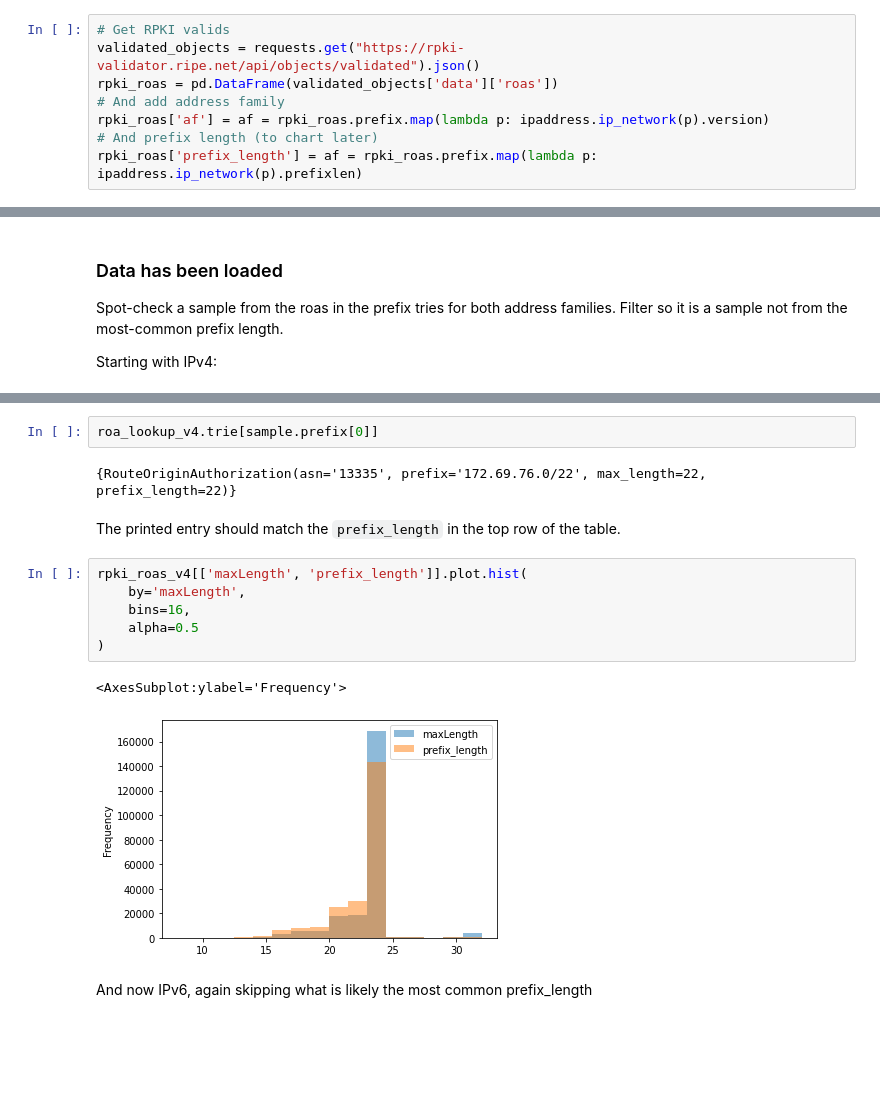
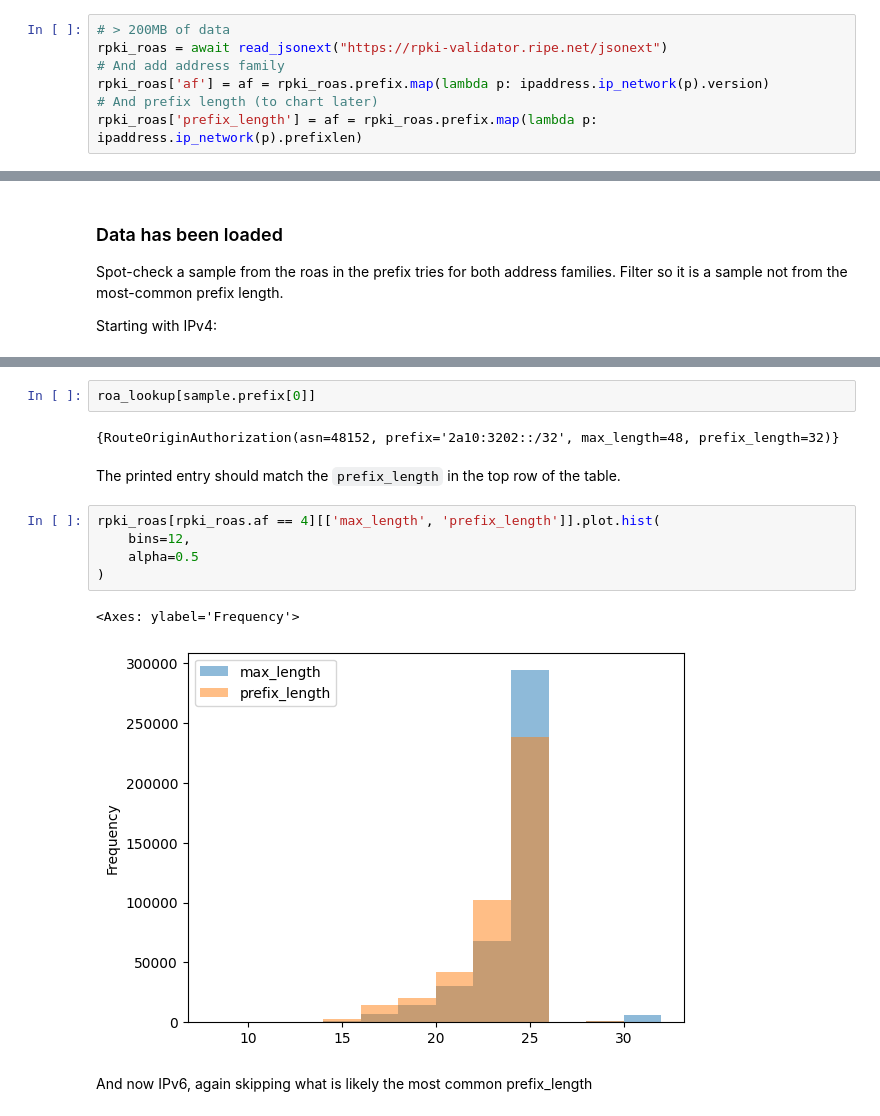
Before and after one commit to ties/rpki-analysis, a Jupyter notebook: workbooks/rpki_riswhois_atlas.ipynb, the cells around one changed output, grey strips where cells are left out. Cells and saved outputs as stored; diff of their text form; blank space fills up the shorter version.

```diff
--- a/workbooks/rpki_riswhois_atlas.ipynb
+++ b/workbooks/rpki_riswhois_atlas.ipynb
@@ -44,7 +47,6 @@ RIS dump contains row(s) with AS_SET! These will never be RPKI valid (https://to
 # %%
-# Get RPKI valids
-validated_objects = requests.get("https://rpki-validator.ripe.net/api/objects/validated").json()
-rpki_roas = pd.DataFrame(validated_objects['data']['roas'])
+# > 200MB of data
+rpki_roas = await read_jsonext("https://rpki-validator.ripe.net/jsonext")
 # And add address family
 rpki_roas['af'] = af = rpki_roas.prefix.map(lambda p: ipaddress.ip_network(p).version)
 # And prefix length (to chart later)
@@ -92,17 +121,16 @@ display(sample)
 # %%
-roa_lookup_v4.trie[sample.prefix[0]]
+roa_lookup[sample.prefix[0]]
 # %% [output]
-{RouteOriginAuthorization(asn='13335', prefix='172.69.76.0/22', max_length=22, prefix_length=22)}
+{RouteOriginAuthorization(asn=48152, prefix='2a10:3202::/32', max_length=48, prefix_length=32)}
 # %% [markdown]
 The printed entry should match the `prefix_length` in the top row of the table.
 # %%
-rpki_roas_v4[['maxLength', 'prefix_length']].plot.hist(
-    by='maxLength',
-    bins=16,
+rpki_roas[rpki_roas.af == 4][['max_length', 'prefix_length']].plot.hist(
+    bins=12,
     alpha=0.5
 )
 # %% [output]
-<AxesSubplot:ylabel='Frequency'>
+<Axes: ylabel='Frequency'>
-[figure, old version]
+[figure, new version]
 # %% [markdown]
 And now IPv6, again skipping what is likely the most common prefix_length
```
Also changed, not shown: parts of 27 cells of this notebook.
